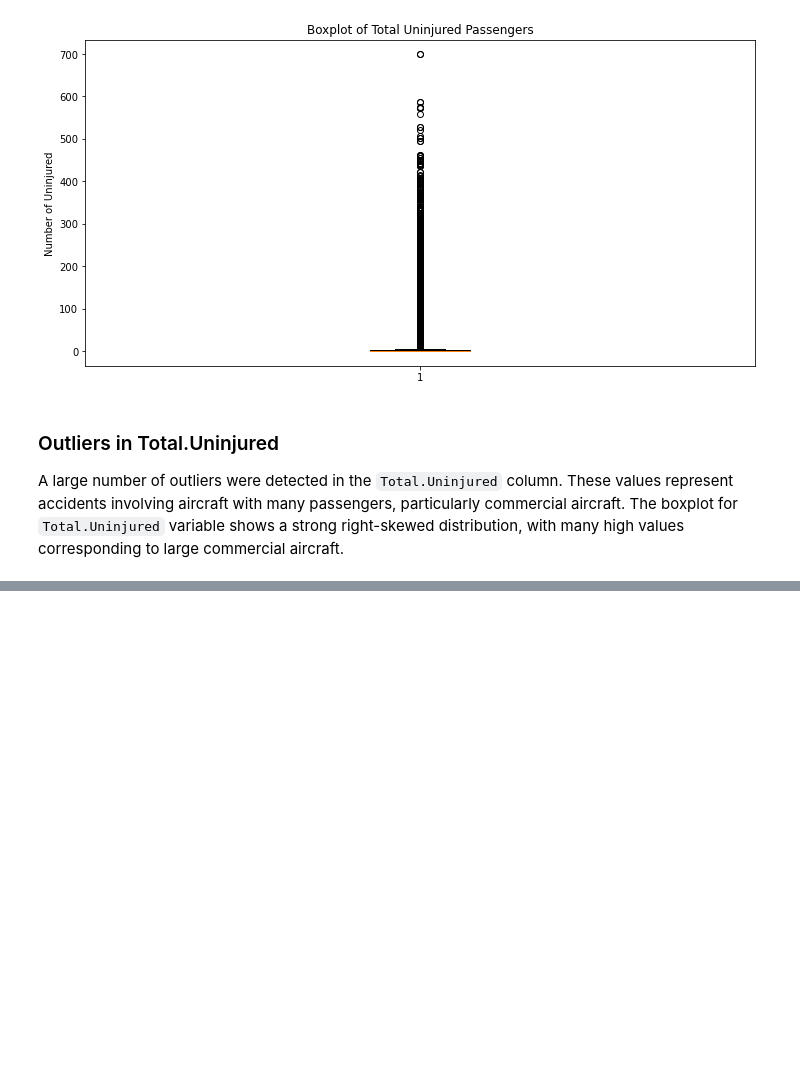
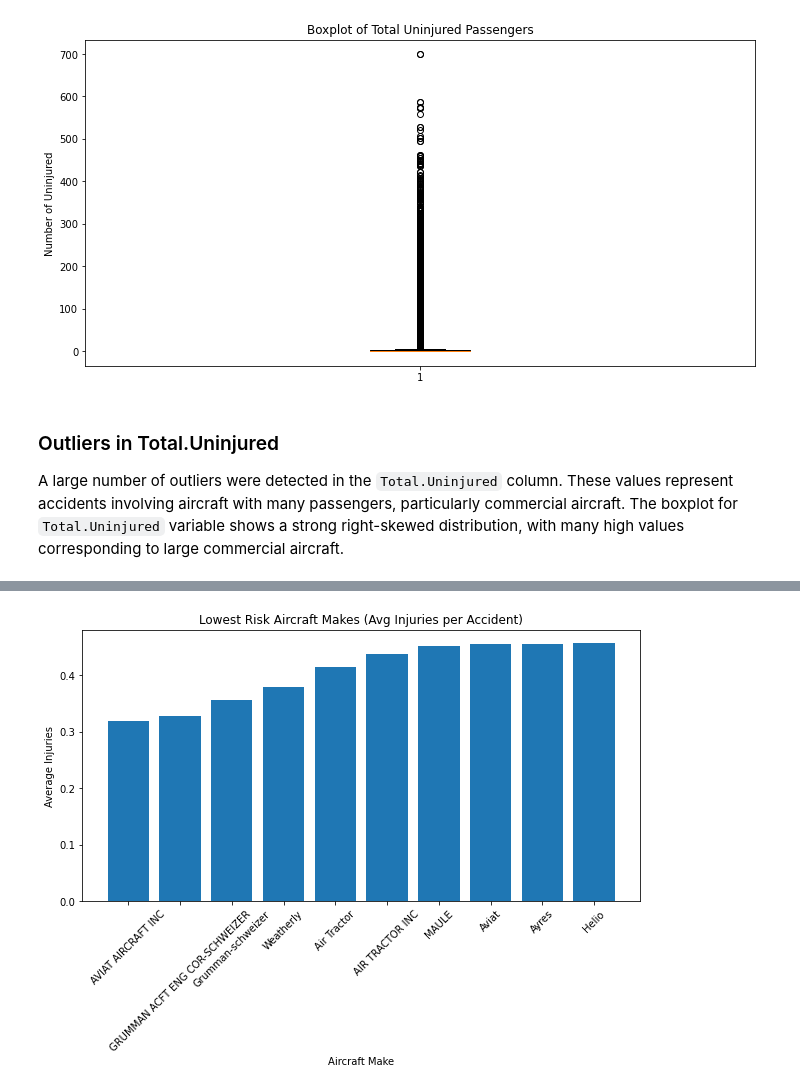
Before and after one commit to chepbree/aircraft_analysis, a Jupyter notebook: aviation.ipynb, the cells around one changed output, grey strips where cells are left out. Drawn from its saved outputs; the diff is of its cells as text; code cells hidden in the pictures; blank space fills up the shorter version.

```diff
--- a/aviation.ipynb
+++ b/aviation.ipynb
@@ -145,6 +145,9 @@ for col in injury_cols:
     if col in df.columns:
         df[col] = df[col].fillna(0)
 
+# Drop rows with missing aircraft make
+df = df.dropna(subset=["Make"])
+
 # Fill number of engines with mode
 if 'Number.of.Engines' in df.columns:
     df['Number.of.Engines'] = df['Number.of.Engines'].fillna(df['Number.of.Engines'].mode()[0])
@@ -225,0 +253,32 @@ with many high values corresponding to large commercial aircraft.
+# %%
+df["Total_Injuries"] = (
+    df["Total.Fatal.Injuries"] +
+    df["Total.Serious.Injuries"] +
+    df["Total.Minor.Injuries"]
+)
+make_risk = (
+    df.groupby("Make")
+      .agg(
+          Accidents=("Make", "count"),
+          Total_Injuries=("Total_Injuries", "sum"),
+          Avg_Injuries_Per_Accident=("Total_Injuries", "mean")
+      )
+      .reset_index()
+)
+make_risk = make_risk[make_risk["Accidents"] >= 50]
+
+# Sort by lowest risk
+make_risk = make_risk.sort_values("Avg_Injuries_Per_Accident")
+
+make_risk.head(10)
+lowest_risk = make_risk.head(10)
+
+plt.figure(figsize=(10, 5))
+plt.bar(lowest_risk["Make"], lowest_risk["Avg_Injuries_Per_Accident"])
+plt.title("Lowest Risk Aircraft Makes (Avg Injuries per Accident)")
+plt.xlabel("Aircraft Make")
+plt.ylabel("Average Injuries")
+plt.xticks(rotation=45)
+plt.show()
+# %% [output]
+[figure, added]
```
Also changed, not shown: parts of 20 cells of this notebook.
